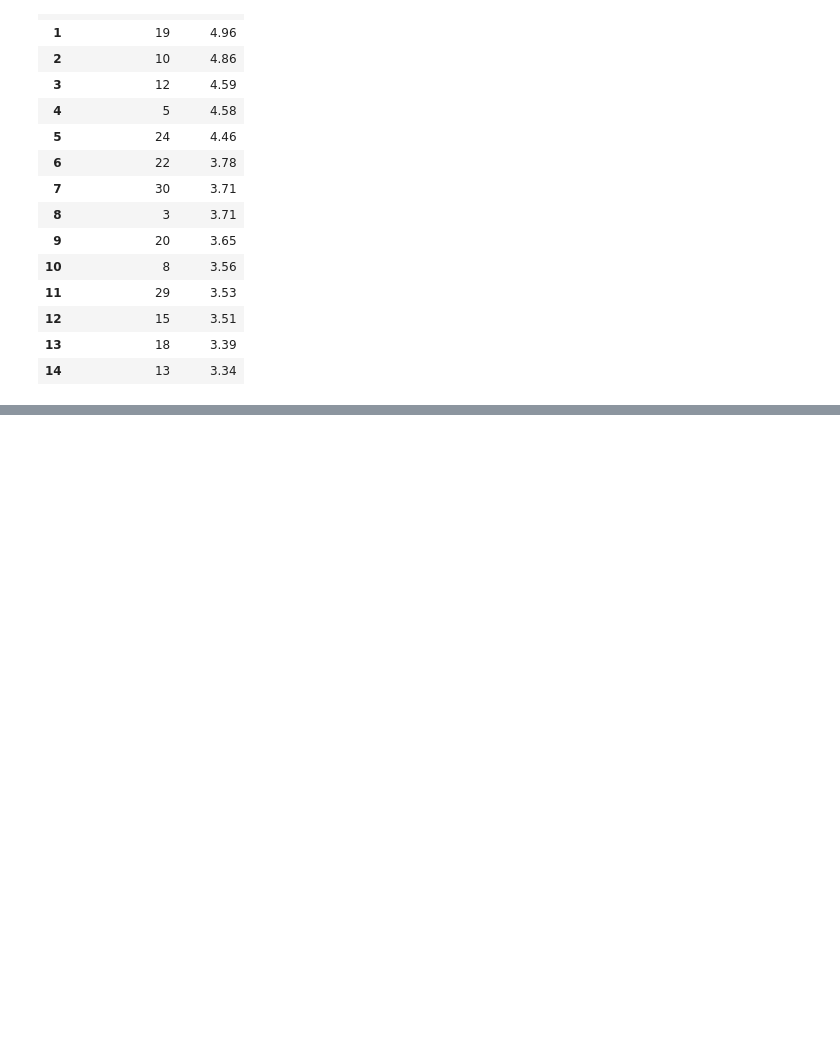
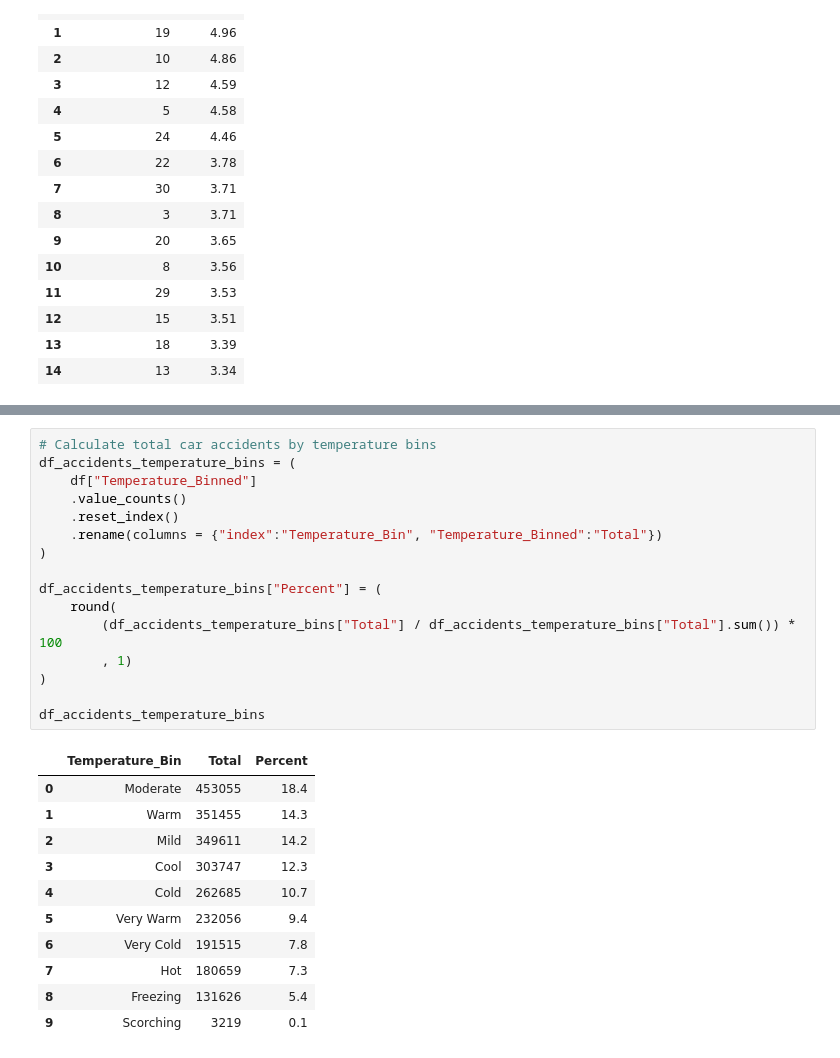
Before and after one commit to lyubol/Exploratory-Data-Analysis, a Jupyter notebook: EDA - US Accidents/US Accidents-checkpoint.ipynb, the cells around one changed output, grey strips where cells are left out. Drawn from its saved outputs; the diff is of its cells as text; blank space fills up the shorter version.

```diff
--- a/EDA - US Accidents/US Accidents-checkpoint.ipynb
+++ b/EDA - US Accidents/US Accidents-checkpoint.ipynb
@@ -639,0 +762,28 @@ df_accidents_by_day_friday = (
+# %%
+# Calculate total car accidents by temperature bins
+df_accidents_temperature_bins = (
+    df["Temperature_Binned"]
+    .value_counts()
+    .reset_index()
+    .rename(columns = {"index":"Temperature_Bin", "Temperature_Binned":"Total"})
+)
+
+df_accidents_temperature_bins["Percent"] = (
+    round(
+        (df_accidents_temperature_bins["Total"] / df_accidents_temperature_bins["Total"].sum()) * 100
+        , 1)
+)
+
+df_accidents_temperature_bins
+# %% [output]
+|  | Temperature_Bin | Total | Percent |
+| 0 | Moderate | 453055 | 18.4 |
+| 1 | Warm | 351455 | 14.3 |
+| 2 | Mild | 349611 | 14.2 |
+| 3 | Cool | 303747 | 12.3 |
+| 4 | Cold | 262685 | 10.7 |
+| 5 | Very Warm | 232056 | 9.4 |
+| 6 | Very Cold | 191515 | 7.8 |
+| 7 | Hot | 180659 | 7.3 |
+| 8 | Freezing | 131626 | 5.4 |
+| 9 | Scorching | 3219 | 0.1 |
```
Also changed, not shown: parts of 29 cells of this notebook.
